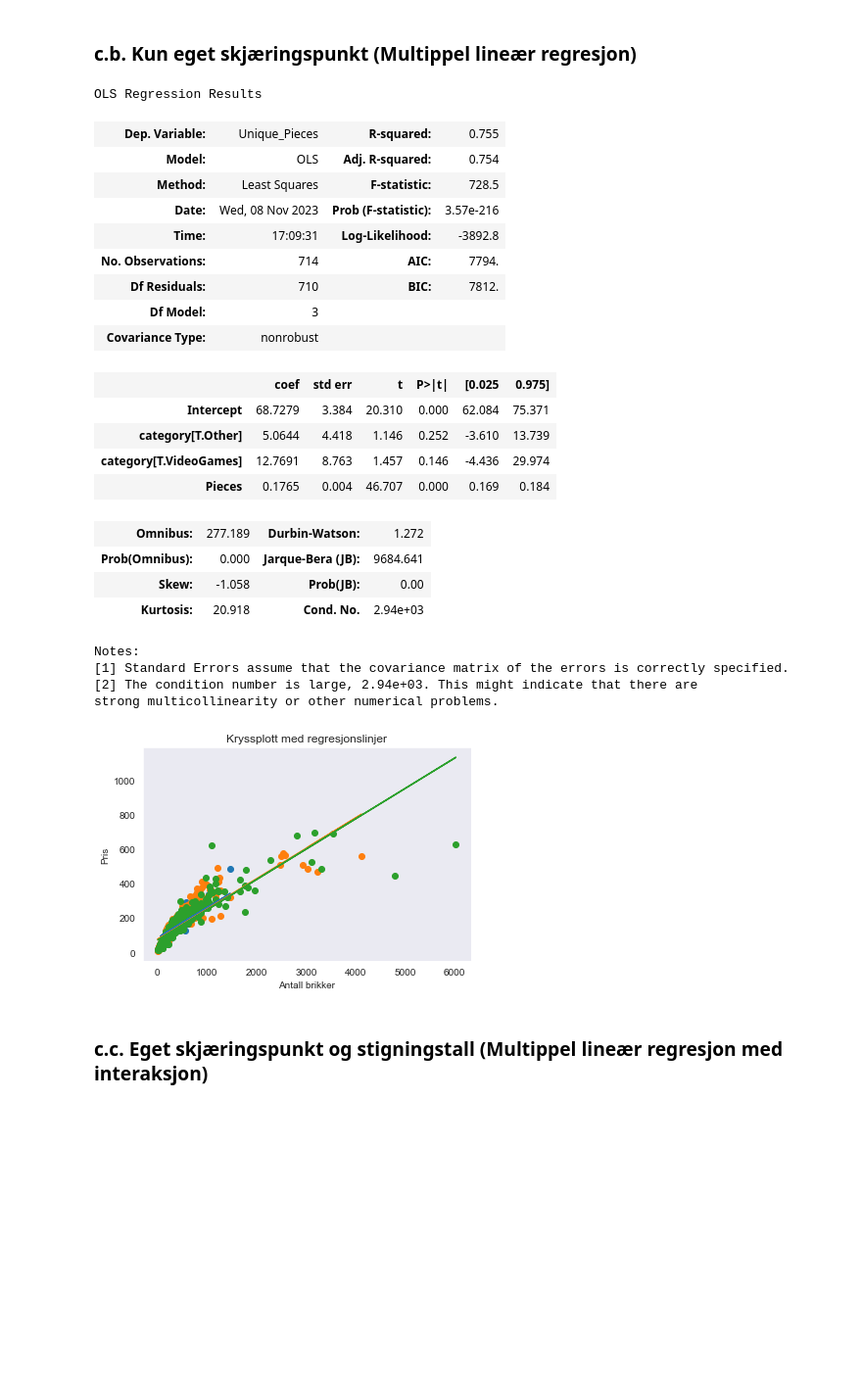
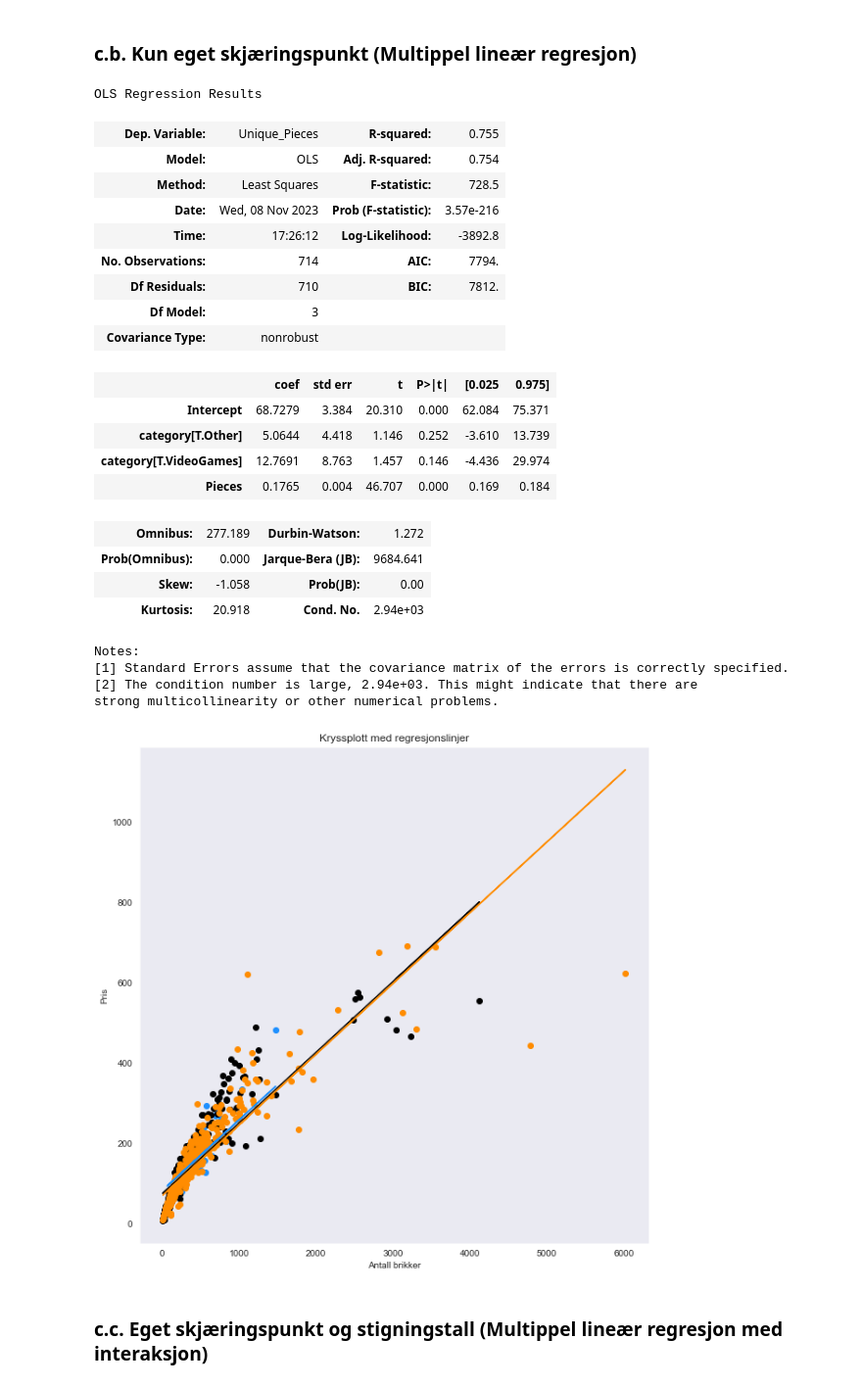
Before and after one commit to kludge7/ISTT1003-Statistikk, a Jupyter notebook: models.ipynb, the cells around one changed output. Shown at 98% size. Saved outputs shown, nothing was run; the diff lists cells and outputs as text; code cells hidden in the pictures; blank space fills up the shorter version.

```diff
--- a/models.ipynb
+++ b/models.ipynb
@@ -88,7 +90,6 @@ plt.show()
 # %%
-
-slope = result.params['Pieces']
-intercept = result.params['Intercept']
+slope = result_slr.params['Pieces']
+intercept = result_slr.params['Intercept']
 
 regression_x = np.array(lego_set_data['Pieces'])
 regression_y = slope * regression_x + intercept
@@ -130,9 +131,8 @@ lego_set_data.groupby(['category']).size().reset_index(name ='Count')
 | 1 | Other | 296 |
 | 2 | VideoGames | 47 |
 # %%
-
 colors = ['darkorange','dodgerblue','black']
-colorcount = 0
+color_count = 0
 for media in [film_tv, video_games, other]:
     kategori = ""
     if media['Theme'].count() == film_tv['Theme'].count():
@@ -142,18 +142,18 @@ for media in [film_tv, video_games, other]:
     elif media['Theme'].count() == other['Theme'].count():
         kategori = "annet"
 
-    model = smf.ols('Unique_Pieces ~ Pieces', data = media)
-    result = model.fit()
+    model_slr = smf.ols('Unique_Pieces ~ Pieces', data = media)
+    result_slr = model_slr.fit()
 
-    slope = result.params['Pieces']
-    intercept = result.params['Intercept']
+    slope = result_slr.params['Pieces']
+    intercept = result_slr.params['Intercept']
 
     regression_x = np.array(media['Pieces'])
     regression_y = slope * regression_x + intercept
 
-    plt.scatter(media['Pieces'], media['Unique_Pieces'], label='Data Points', color=colors[colorcount])
+    plt.scatter(media['Pieces'], media['Unique_Pieces'], label='Data Points', color=colors[color_count])
     plt.plot(regression_x, regression_y, color='red', label='Regression Line')
-    colorcount += 1
+    color_count += 1
     plt.xlabel('Antall brikker')
     plt.ylabel('Antall unike brikker')
     plt.title(f"Kryssplott med regresjonslinje (enkel LR) av kategori: {kategori}")
@@ -169,15 +169,15 @@ for media in [film_tv, video_games, other]:
 ### c.b. Kun eget skjæringspunkt (Multippel lineær regresjon)
 # %%
 # multippel lineær regresjon
-modell3_mlr = smf.ols('Unique_Pieces ~ Pieces + category' , data = lego_set_data)
-modell3_mlr.fit().summary()
+model_mlr = smf.ols('Unique_Pieces ~ Pieces + category', data = lego_set_data)
+model_mlr.fit().summary()
 # %% [output]
 OLS Regression Results
 | Dep. Variable: | Unique_Pieces | R-squared: | 0.755 |
 | Model: | OLS | Adj. R-squared: | 0.754 |
 | Method: | Least Squares | F-statistic: | 728.5 |
 | Date: | Wed, 08 Nov 2023 | Prob (F-statistic): | 3.57e-216 |
-| Time: | 17:09:31 | Log-Likelihood: | -3892.8 |
+| Time: | 17:26:12 | Log-Likelihood: | -3892.8 |
 | No. Observations: | 714 | AIC: | 7794. |
 | Df Residuals: | 710 | BIC: | 7812. |
 | Df Model: | 3 |  |  |
@@ -196,28 +196,35 @@ Notes:
 [2] The condition number is large, 2.94e+03. This might indicate that there are
 strong multicollinearity or other numerical problems.
 # %%
-# creates a plot an mlr plot of the categories video games, film/tv and other, with different intercepts and the same slope
-intercept = [modell3_mlr.fit().params['category[T.VideoGames]'], modell3_mlr.fit().params['category[T.Other]'], 0] + modell3_mlr.fit().params['Intercept']
-slope = modell3_mlr.fit().params['Pieces']
+# creates an MLR plot of the categories video games, film/tv and other, with different intercepts and the same slope. Without interaction
+categories = [video_games, other, film_tv]
+colors = ['dodgerblue','black','darkorange']
 
-categories = [video_games, other, film_tv]
+intercept = [model_mlr.fit().params['category[T.VideoGames]'], model_mlr.fit().params['category[T.Other]'], 0] + model_mlr.fit().params['Intercept']
+slope = model_mlr.fit().params['Pieces']
+
+f = plt.figure()
+f.set_figwidth(10)
+f.set_figheight(10)
 
 for i, category in enumerate(categories):
 
     regression_x = np.array(category['Pieces'])
     regression_y = slope * regression_x + intercept[i]
 
     # Plot scatter plot and regression line
-    plt.scatter(category['Pieces'], category['Unique_Pieces'], color = plt.cm.tab10(i))
-    plt.plot(regression_x, regression_y, color=plt.cm.tab10(i), label=category)
+    plt.scatter(category['Pieces'], category['Unique_Pieces'], color =colors[i])
+    plt.plot(regression_x, regression_y, color=colors[i], label=category)
+
 
 plt.xlabel('Antall brikker')
 plt.ylabel('Pris')
 plt.title('Kryssplott med regresjonslinjer')
+
 plt.grid()
 plt.show()
 # %% [output]
-[figure, old version]
+[figure, new version]
 # %% [markdown]
 ### c.c. Eget skjæringspunkt og stigningstall (Multippel lineær regresjon med interaksjon)
 # %%
```
Also changed, not shown: parts of 6 cells of this notebook.
